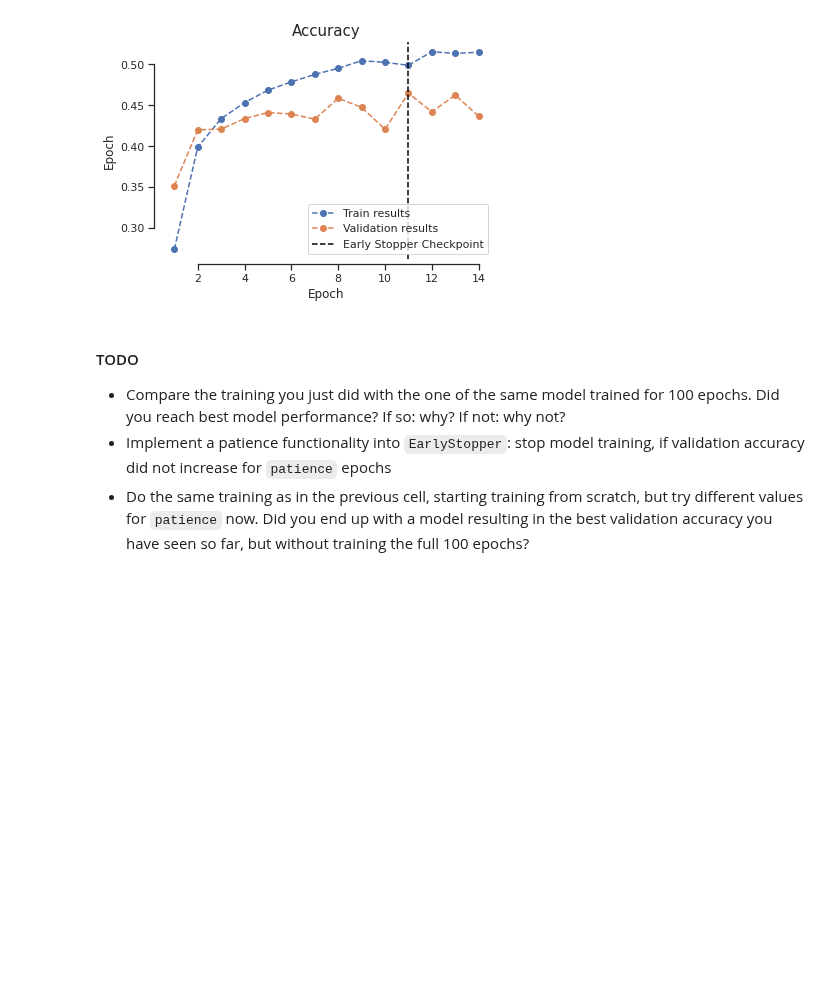
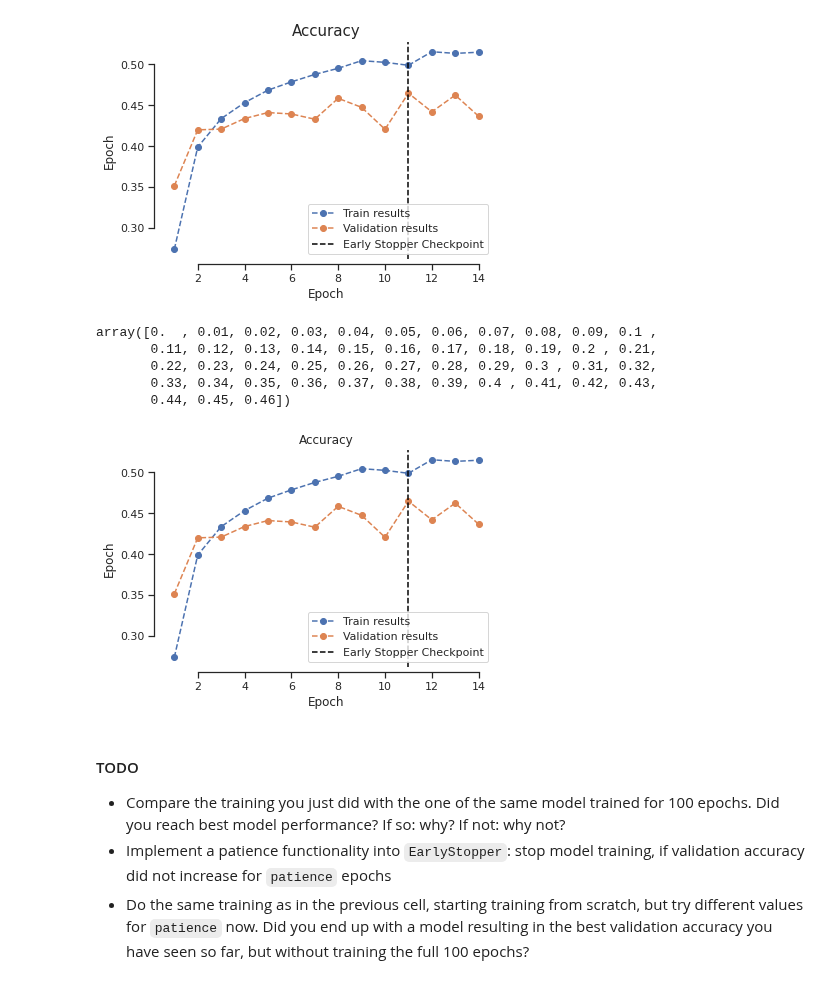
Before and after one commit to swang1112/DL_VL, a Jupyter notebook: Colab Notebooks/Exercises2_2020.ipynb, the cells around one changed output. Saved outputs shown, nothing was run; the diff lists cells and outputs as text; code cells hidden in the pictures; blank space fills up the shorter version.

```diff
--- a/Colab Notebooks/Exercises2_2020.ipynb
+++ b/Colab Notebooks/Exercises2_2020.ipynb
@@ -946,7 +946,7 @@ optimizer = optim.Adam(model.parameters(), lr=lr)
 
 # early stopper
 path = 'checkpoint_earlystopper.pt'
-early_stopper = EarlyStopper(verbose=True, path=path, patience=3)
+early_stopper = EarlyStopper(verbose=True, path=path, patience=1)
 
 train_losses, val_losses, train_accs, val_accs, _ = run_training(model=model, optimizer=optimizer, loss_function=loss_fun, device=device, num_epochs=num_epochs,
                                                                  train_dataloader=trainloader, val_dataloader=valloader, early_stopper=early_stopper, verbose=True)
@@ -972,10 +999,39 @@ Finished training after 147 seconds.
 # %%
+best_acc = , max(val_accs)
 # visualization
 plot("Loss", "Epoch", train_losses, val_losses, yscale='linear')
 plot("Accuracy", "Epoch", train_accs, val_accs, yscale='linear', extra_pt=val_accs.index(max(val_accs))+1, extra_pt_label="Early Stopper Checkpoint")
 # %% [output]
 [figure]
 [figure]
+# %%
+np.arange(0, max(val_accs), 0.01)
+# %% [output]
+array([0.  , 0.01, 0.02, 0.03, 0.04, 0.05, 0.06, 0.07, 0.08, 0.09, 0.1 ,
+       0.11, 0.12, 0.13, 0.14, 0.15, 0.16, 0.17, 0.18, 0.19, 0.2 , 0.21,
+       0.22, 0.23, 0.24, 0.25, 0.26, 0.27, 0.28, 0.29, 0.3 , 0.31, 0.32,
+       0.33, 0.34, 0.35, 0.36, 0.37, 0.38, 0.39, 0.4 , 0.41, 0.42, 0.43,
+       0.44, 0.45, 0.46])
+# %%
+
+epoch_array = np.arange(len(train_accs)) + 1
+train_label, val_label = "Training "+"Epoch".lower(), "Validation "+"Epoch".lower()
+
+sns.set(style='ticks')
+
+plt.plot(epoch_array, train_accs, epoch_array, val_accs, linestyle='dashed', marker='o')
+legend = ['Train results', 'Validation results']
+plt.axvline(best_acc[0], linestyle='--', color = 'black')
+legend.append('Early Stopper Checkpoint')
+plt.legend(legend)
+plt.xlabel('Epoch')
+plt.ylabel("Epoch")
+plt.yscale('linear')
+plt.title("Accuracy")
+sns.despine(trim=True, offset=5)
+plt.show()
+# %% [output]
+[figure, added]
 # %% [markdown]
 #### TODO
 - Compare the training you just did with the one of the same model trained for 100 epochs. Did you reach best model performance? If so: why? If not: why not?
```
Also changed, not shown: parts of 4 cells of this notebook.
